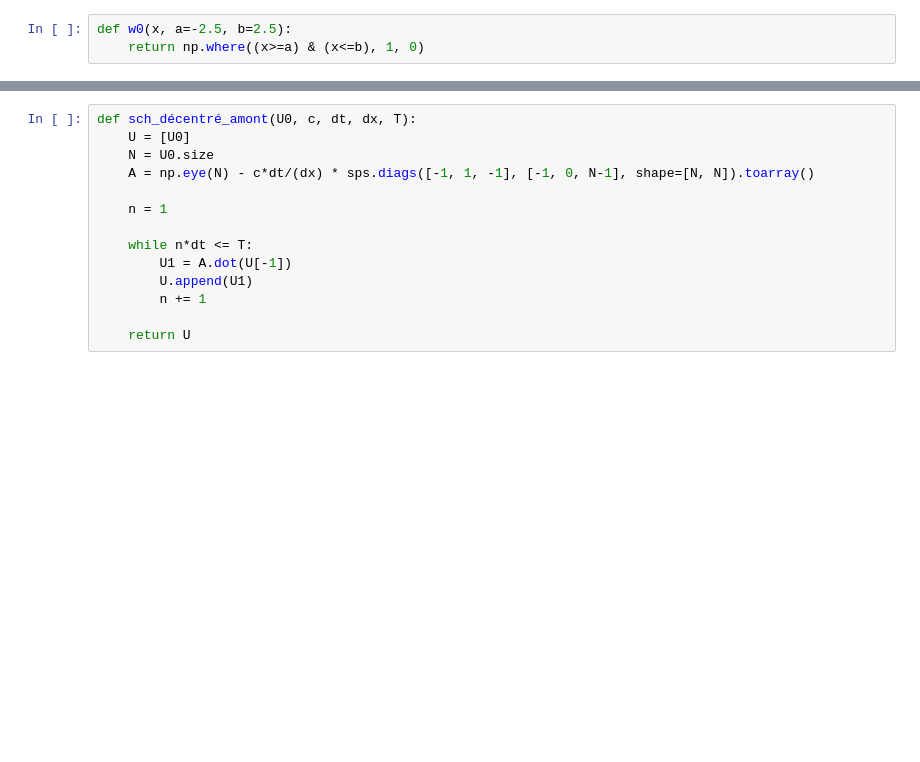
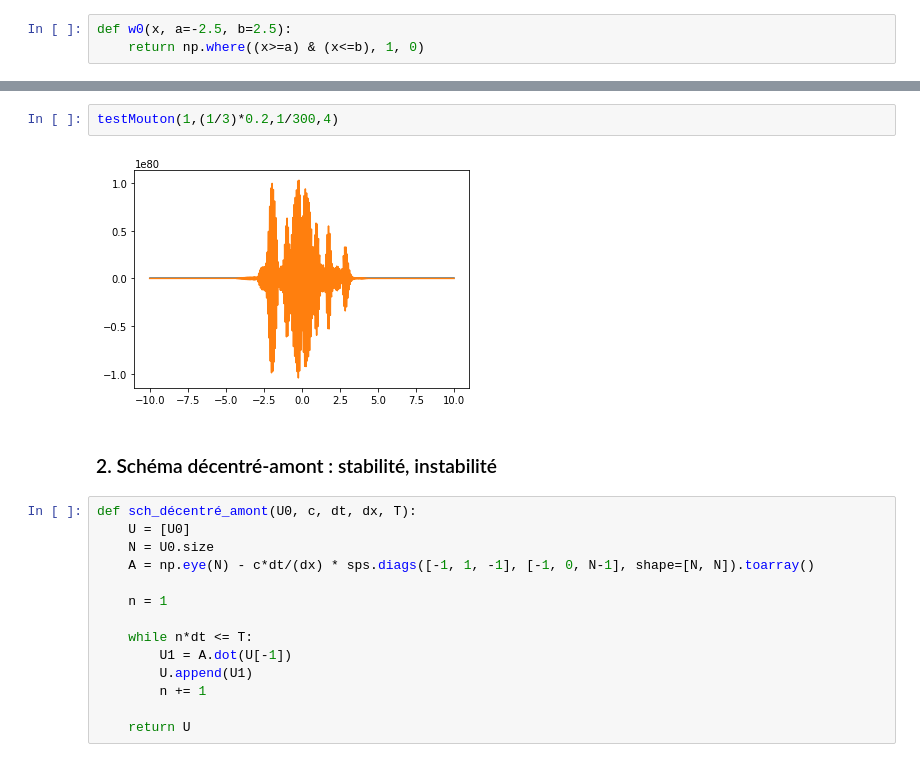
Before and after one commit to pjbenard/EDP_TP_2, a Jupyter notebook: TP2.ipynb, the cells around one changed output, grey strips where cells are left out. Cells and saved outputs as stored; diff of their text form; blank space fills up the shorter version.

```diff
--- a/TP2.ipynb
+++ b/TP2.ipynb
@@ -42,3 +69,9 @@ def sch_Saute_Mouton(U0, U1, c, dt, dx, T):
+# %%
+testMouton(1,(1/3)*0.2,1/300,4)
+# %% [output]
+[figure, added]
+# %% [markdown]
+### 2. Schéma décentré-amont : stabilité, instabilité
 # %%
 def sch_décentré_amont(U0, c, dt, dx, T):
     U = [U0]
```
Also changed, not shown: parts of 13 cells of this notebook.
